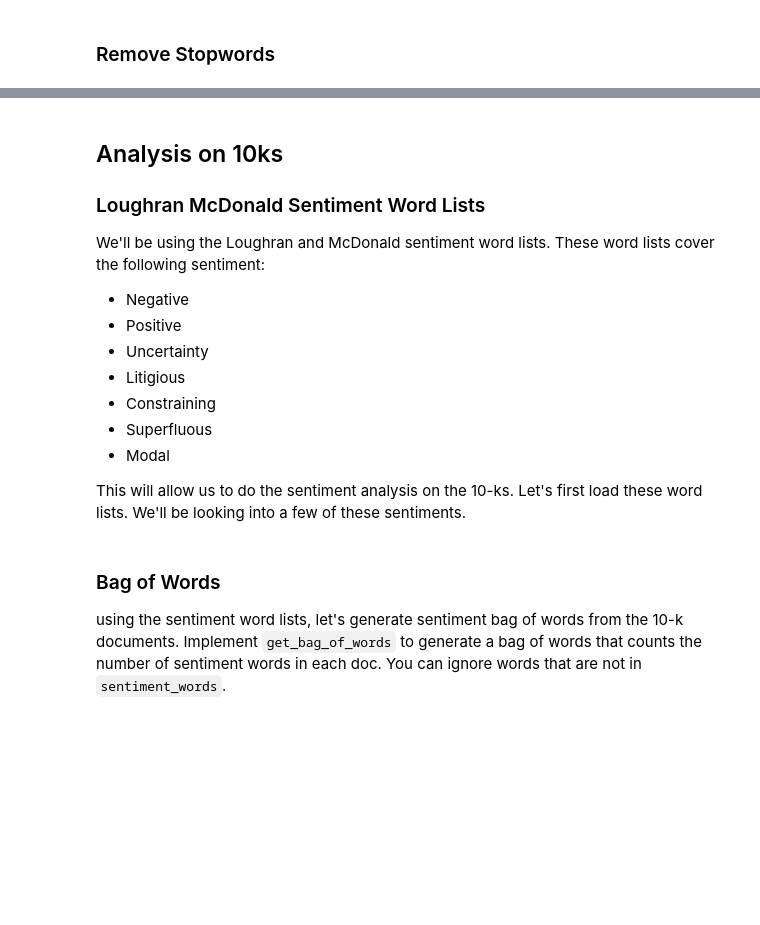
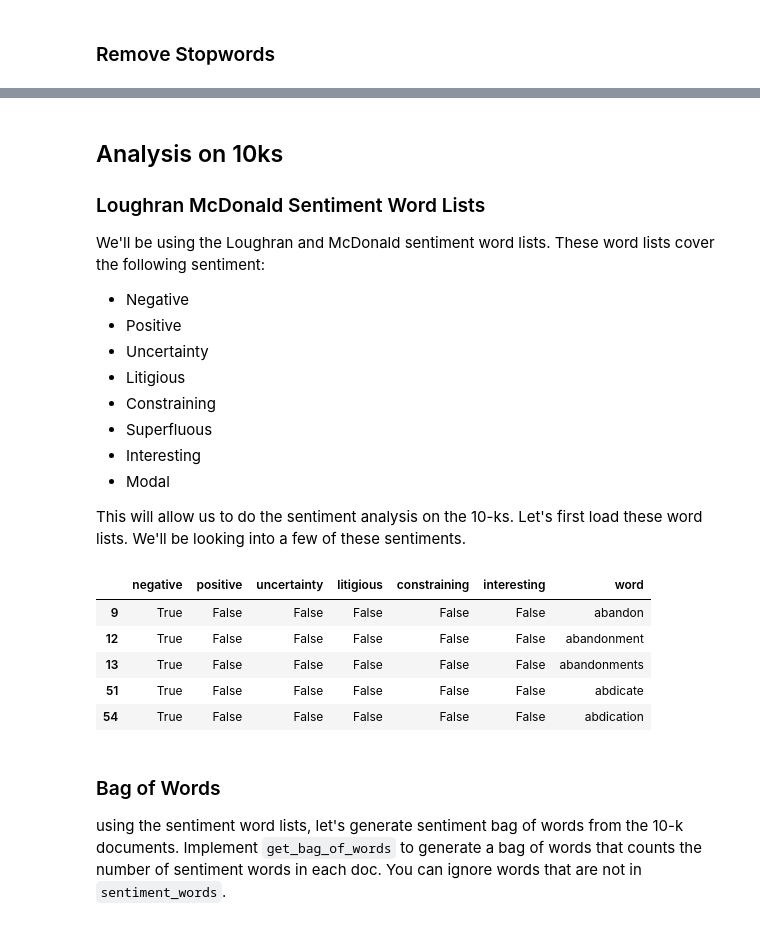
Before and after one commit to bondxue/NLP-for-Finance, a Jupyter notebook: Sentiment_Analysis_for_Financial_Statements/NLP_on_financial_statements.ipynb, the cells around one changed output, grey strips where cells are left out. Drawn from its saved outputs; the diff is of its cells as text; code cells hidden in the pictures; blank space fills up the shorter version.

```diff
--- a/Sentiment_Analysis_for_Financial_Statements/NLP_on_financial_statements.ipynb
+++ b/Sentiment_Analysis_for_Financial_Statements/NLP_on_financial_statements.ipynb
@@ -360,26 +362,35 @@ We'll be using the Loughran and McDonald sentiment word lists. These word lists
 - Litigious
 - Constraining
 - Superfluous
+- Interesting
 - Modal
 
 This will allow us to do the sentiment analysis on the 10-ks. Let's first load these word lists. We'll be looking into a few of these sentiments.
 # %%
 sentiments = ['negative', 'positive', 'uncertainty', 'litigious', 'constraining', 'interesting']
 
-sentiment_df = pd.read_csv('loughran_mcdonald_master_dic_2016.csv')
+sentiment_df = pd.read_csv('data/LoughranMcDonald_MasterDictionary_2018.csv')
+
 sentiment_df.columns = [column.lower() for column in sentiment_df.columns] # Lowercase the columns for ease of use
 
 # Remove unused information
 sentiment_df = sentiment_df[sentiments + ['word']]
 sentiment_df[sentiments] = sentiment_df[sentiments].astype(bool)
 sentiment_df = sentiment_df[(sentiment_df[sentiments]).any(1)]
 
 # Apply the same preprocessing to these words as the 10-k words
 sentiment_df['word'] = lemmatize_words(sentiment_df['word'].str.lower())
 sentiment_df = sentiment_df.drop_duplicates('word')
 
 
 sentiment_df.head()
+# %% [output]
+|  | negative | positive | uncertainty | litigious | constraining | interesting | word |
+| 9 | True | False | False | False | False | False | abandon |
+| 12 | True | False | False | False | False | False | abandonment |
+| 13 | True | False | False | False | False | False | abandonments |
+| 51 | True | False | False | False | False | False | abdicate |
+| 54 | True | False | False | False | False | False | abdication |
 # %% [markdown]
 ### Bag of Words
 using the sentiment word lists, let's generate sentiment bag of words from the 10-k documents. Implement `get_bag_of_words` to generate a bag of words that counts the number of sentiment words in each doc. You can ignore words that are not in `sentiment_words`.
```
Also changed, not shown: parts of 3 cells of this notebook, 1 other file.
